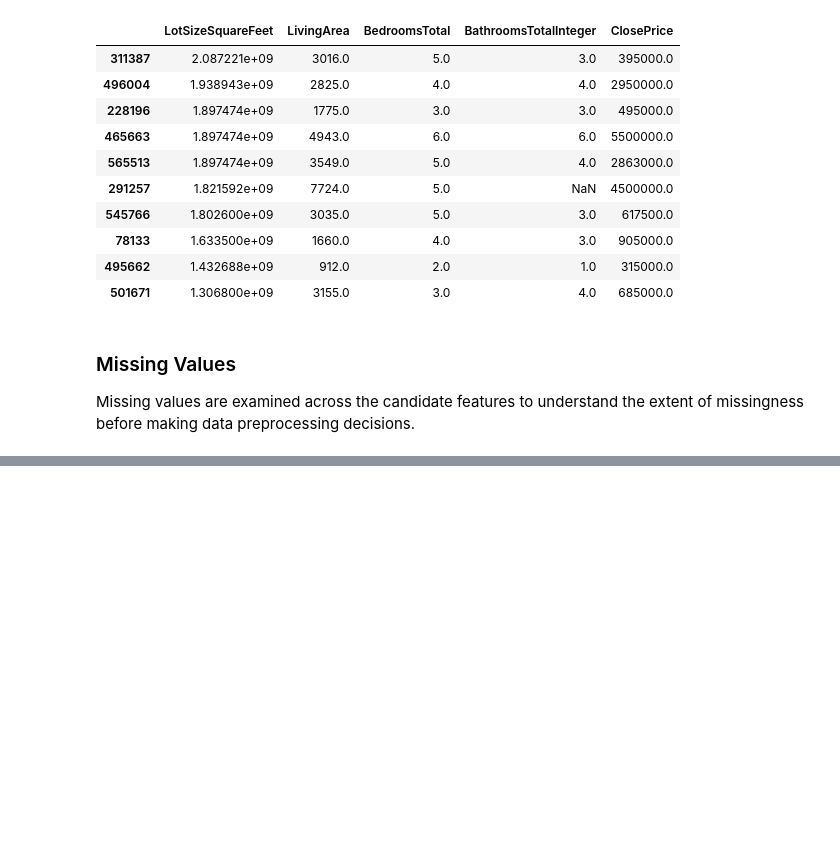
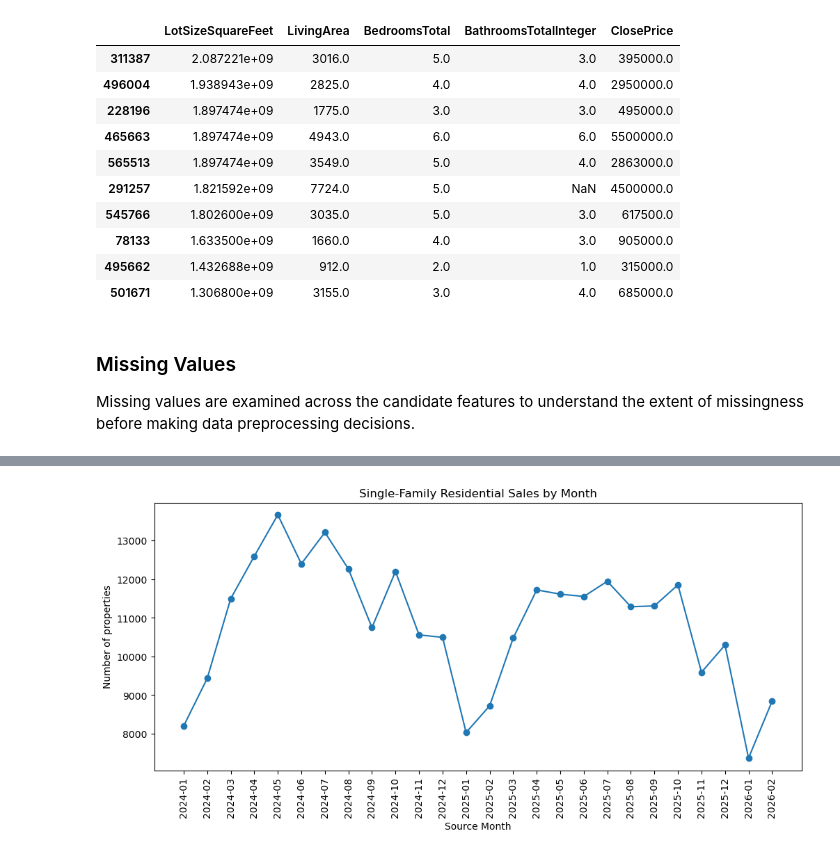
Before and after one commit to Jehad142/IDX-Exchange-Data-Science, a Jupyter notebook: notebooks/01_exploration.ipynb, the cells around one changed output, grey strips where cells are left out. Saved outputs shown, nothing was run; the diff lists cells and outputs as text; code cells hidden in the pictures; blank space fills up the shorter version.

```diff
--- a/notebooks/01_exploration.ipynb
+++ b/notebooks/01_exploration.ipynb
@@ -552,0 +698,13 @@ missing_summary
+# %%
+# Count the number of single-family residential sales in each month
+monthly_sales = training_data["SourceMonth"].value_counts().sort_index()
+
+# Plot the number of sales over time
+monthly_sales.plot(kind="line", marker="o", figsize=(12, 5))
+plt.title("Single-Family Residential Sales by Month")
+plt.xlabel("Source Month")
+plt.ylabel("Number of properties")
+plt.xticks(ticks=range(len(monthly_sales)), labels=monthly_sales.index, rotation=90)
+plt.show()
+# %% [output]
+[figure, added]
```
Also changed, not shown: parts of 51 cells of this notebook.
